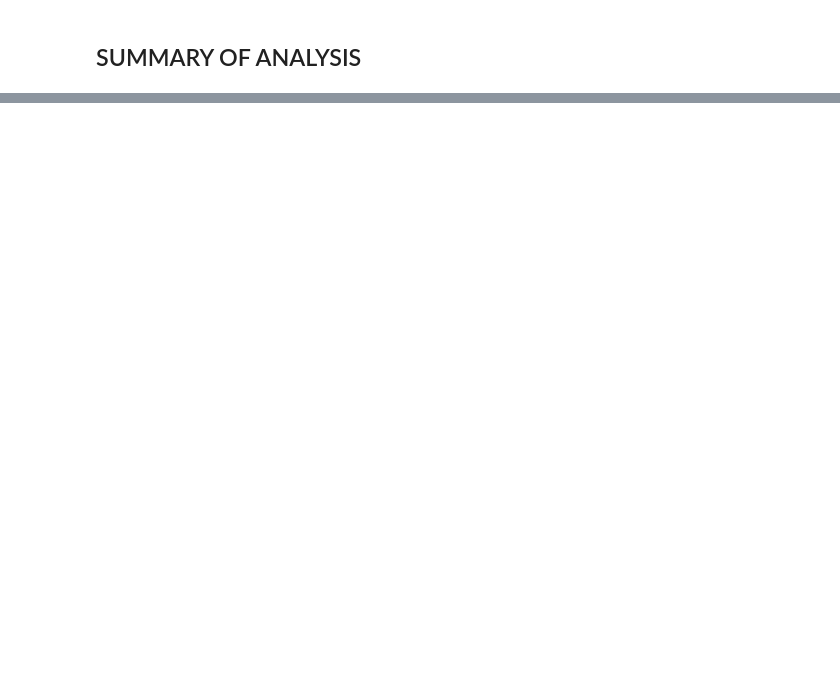
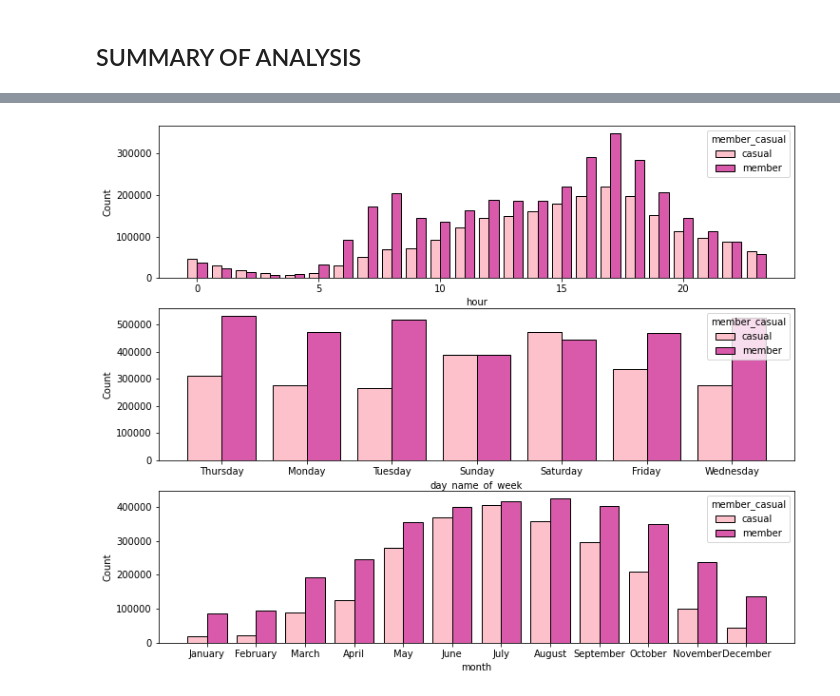
Before and after one commit to vynguyen293/Cyclistic-Bike-Share-Analysis, a Jupyter notebook: Cyclistic-Bike-Share-Analysis.ipynb, the cells around one changed output, grey strips where cells are left out. Saved outputs shown, nothing was run; the diff lists cells and outputs as text; code cells hidden in the pictures; blank space fills up the shorter version.

```diff
--- a/Cyclistic-Bike-Share-Analysis.ipynb
+++ b/Cyclistic-Bike-Share-Analysis.ipynb
@@ -382,0 +396,11 @@ The number of riders at between 5pm and 6pm from Monday to Thursday is greater t
+# %%
+plt.figure(figsize=(12,10))
+plt.subplot(3,1,1)
+sns.histplot(data=df, x='hour', stat='count', discrete=True, hue='member_casual', palette='RdPu', multiple='dodge', shrink=.8)
+plt.subplot(3,1,2)
+sns.histplot(data=df, x='day_name_of_week', stat='count', discrete=True, hue='member_casual', palette='RdPu', multiple='dodge', shrink=.8)
+plt.subplot(3,1,3)
+sns.histplot(data=df, x='month', stat='count', discrete=True, hue='member_casual', palette='RdPu', multiple='dodge', shrink=.8)
+plt.show()
+# %% [output]
+[figure, added]
```
Also changed, not shown: parts of 14 cells of this notebook.
